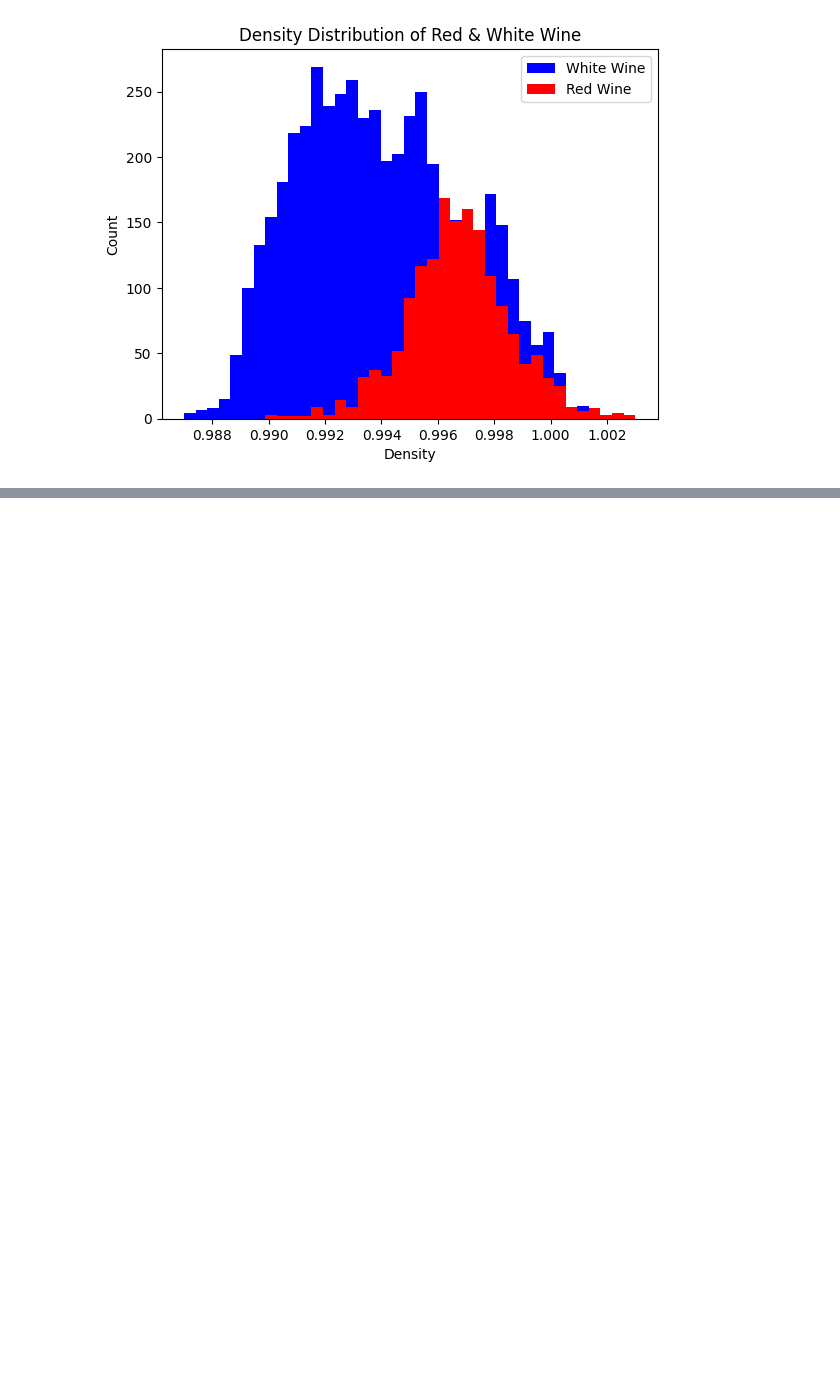
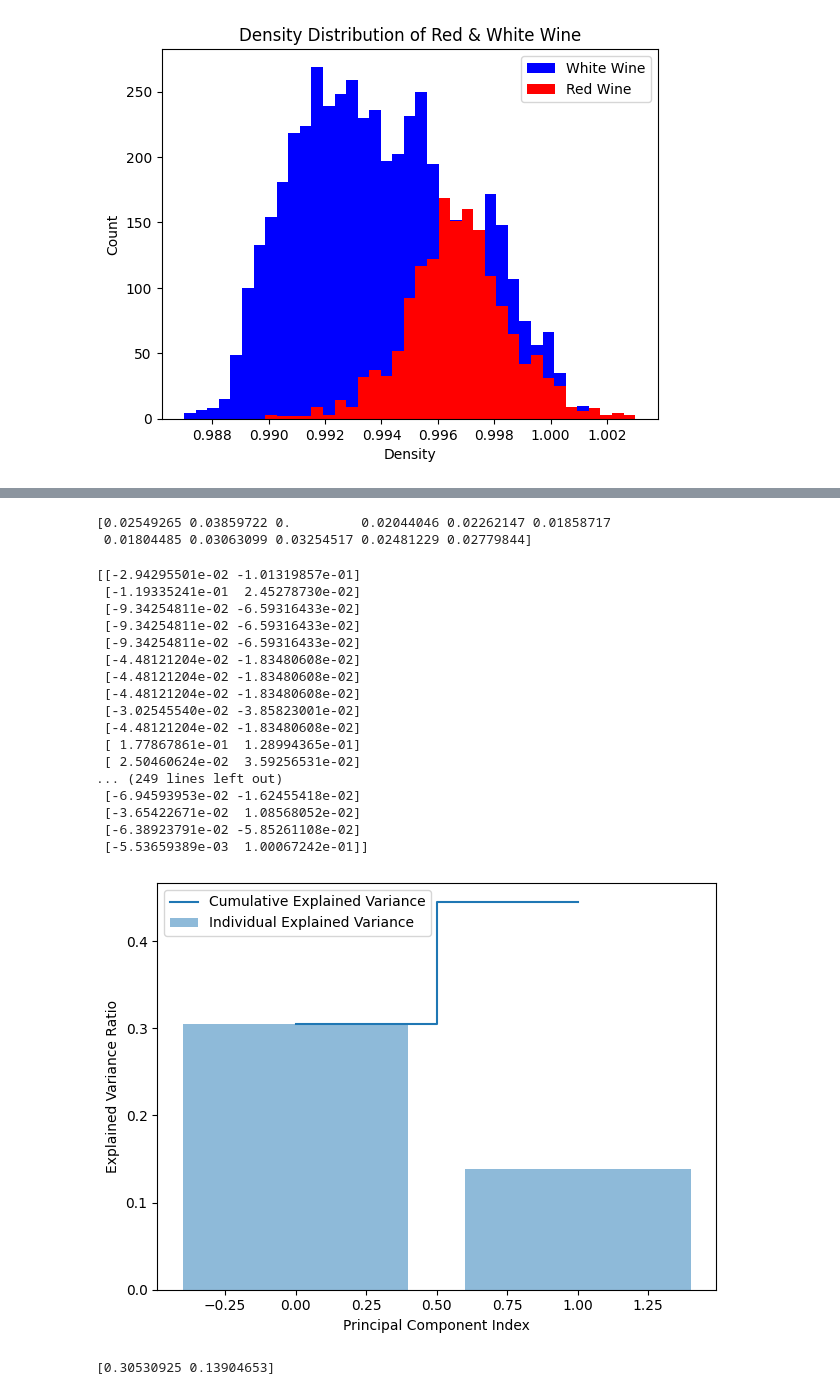
Before and after one commit to DivyeshVed/WIne-Quality, a Jupyter notebook: wine-quality.ipynb, the cells around one changed output, grey strips where cells are left out. Saved outputs shown, nothing was run; the diff lists cells and outputs as text; code cells hidden in the pictures; blank space fills up the shorter version.

```diff
--- a/wine-quality.ipynb
+++ b/wine-quality.ipynb
@@ -182,9 +203,14 @@ whiteTestDataScaled = sc.fit_transform(whiteTestData)
 ############################
 ## NORMALIZING THE X DATA ##
 ############################
-a = preprocessing.normalize(redTrainingDataScaled, axis=0)
-b = preprocessing.normalize(redValidationDataScaled, axis=0)
-c = preprocessing.normalize(redTestDataScaled, axis=0)
+# i don't see the use of the scaling and normalize. Should do one or the either, not both.
+# Normalize is better as you can scale each feature independently.
+# I think this is better than scaling the data.
+
+a = preprocessing.normalize(redTrainingData, axis=0)
+print(a[0])
+b = preprocessing.normalize(redValidationData, axis=0)
+c = preprocessing.normalize(redTestData, axis=0)
 d = preprocessing.normalize(whiteTrainingData, axis=0)
 e = preprocessing.normalize(whiteValidationDataScaled, axis=0)
 f = preprocessing.normalize(whiteTestDataScaled, axis=0)
@@ -194,3 +220,6 @@ redTestDataNormalized = pd.DataFrame(c, columns = redTestData.columns)
 whiteTrainingDataNormalized = pd.DataFrame(d, columns = whiteTrainingData.columns)
 whiteValidationDataNormalized = pd.DataFrame(e, columns = whiteValidationData.columns)
 whiteTestDataNormalized = pd.DataFrame(f, columns = whiteTestData.columns)
+# %% [output]
+[0.02549265 0.03859722 0.         0.02044046 0.02262147 0.01858717
+ 0.01804485 0.03063099 0.03254517 0.02481229 0.02779844]
@@ -207,0 +226,47 @@ whiteTestDataPCA = pca.fit_transform(whiteTestDataNormalized)
+# %%
+#########################################################
+## PRINCIPAL COMPONENT ANALYSIS FOR RED AND WHITE WINE ##
+#########################################################
+# Making the PCA object, and applying the first 2 components of it.
+pca = PCA(2)
+# Applying the PCA to the normalized red and white wine data.
+redTrainingDataPCA = pca.fit_transform(redTrainingDataNormalized)
+redValidationDataPCA = pca.fit_transform(redValidationDataNormalized)
+redTestDataPCA = pca.fit_transform(redTestDataNormalized)
+whiteTrainingDataPCA = pca.fit_transform(whiteTrainingDataNormalized)
+whiteValidationDataPCA = pca.fit_transform(whiteValidationDataNormalized)
+whiteTestDataPCA = pca.fit_transform(whiteTestDataNormalized)
+print(redTestDataPCA)
+# Getting the explained variance ratio the trianing data.
+explainedVariance = pca.explained_variance_ratio_
+# Getting the cumilative explained variance ratio.
+cumSumExplainedVariance = np.cumsum(explainedVariance)
+# Making the plot to compare the explained variance and the cumilative explained variance.
+plt.bar(range(0,len(explainedVariance)), explainedVariance, alpha=0.5, align='center', label='Individual Explained Variance')
+plt.step(range(0,len(cumSumExplainedVariance)), cumSumExplainedVariance, where='mid',label='Cumulative Explained Variance')
+plt.ylabel('Explained Variance Ratio')
+plt.xlabel('Principal Component Index')
+plt.legend(loc='best')
+plt.tight_layout()
+plt.show()
+print(pca.explained_variance_ratio_)
+# %% [output]
+[[-2.94295501e-02 -1.01319857e-01]
+ [-1.19335241e-01  2.45278730e-02]
+ [-9.34254811e-02 -6.59316433e-02]
+ [-9.34254811e-02 -6.59316433e-02]
+ [-9.34254811e-02 -6.59316433e-02]
+ [-4.48121204e-02 -1.83480608e-02]
+ [-4.48121204e-02 -1.83480608e-02]
+ [-4.48121204e-02 -1.83480608e-02]
+ [-3.02545540e-02 -3.85823001e-02]
+ [-4.48121204e-02 -1.83480608e-02]
+ [ 1.77867861e-01  1.28994365e-01]
+ [ 2.50460624e-02  3.59256531e-02]
+... (249 lines left out)
+ [-6.94593953e-02 -1.62455418e-02]
+ [-3.65422671e-02  1.08568052e-02]
+ [-6.38923791e-02 -5.85261108e-02]
+ [-5.53659389e-03  1.00067242e-01]]
+[figure, added]
+[0.30530925 0.13904653]
```
Also changed, not shown: parts of 7 cells of this notebook, 1 other file.
